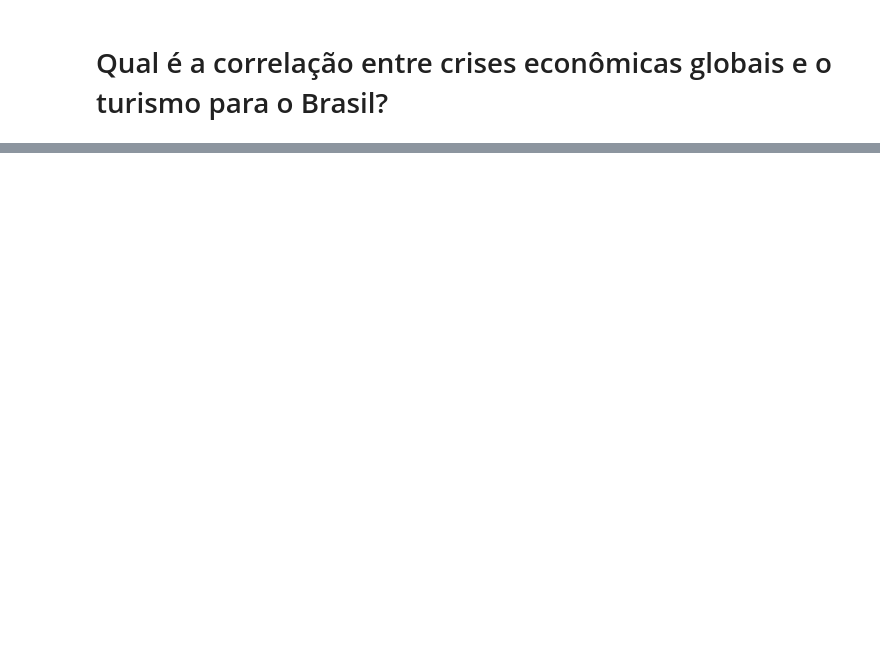
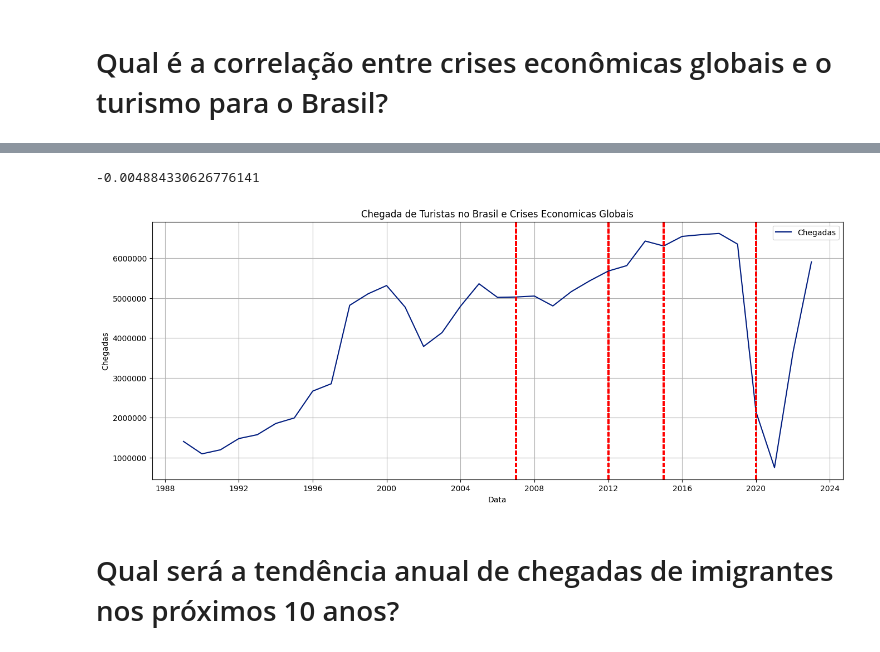
Before and after one commit to MatheusSantos3/Analise_Imigracao_Brasil, a Jupyter notebook: Análise_Turismo_Brasil.ipynb, the cells around one changed output, grey strips where cells are left out. Cells and saved outputs as stored; diff of their text form; code cells hidden in the pictures; blank space fills up the shorter version.

```diff
--- a/Análise_Turismo_Brasil.ipynb
+++ b/Análise_Turismo_Brasil.ipynb
@@ -628,0 +711,21 @@ plt.show()
+# %%
+correlacao = df['Chegadas'].corr(df['Crise'])
+correlacao
+# %% [output]
+-0.004884330626776141
+# %%
+plt.figure(figsize=(16,6))
+plt.ticklabel_format(style='plain', axis='y')
+sns.lineplot(data=df_agrup,x='Data', y='Chegadas', label = 'Chegadas')
+for i, row in df2.iterrows():
+  if row['Crise'] == 1:
+    plt.axvline(x=row['Data'], color ='r', linestyle='--', alpha=0.5)
+
+plt.title('Chegada de Turistas no Brasil e Crises Economicas Globais')
+plt.grid(True)
+plt.legend()
+plt.show()
+# %% [output]
+[figure, added]
+# %% [markdown]
+# Qual será a tendência anual de chegadas de imigrantes nos próximos 10 anos?
```
Also changed, not shown: parts of 18 cells of this notebook.
